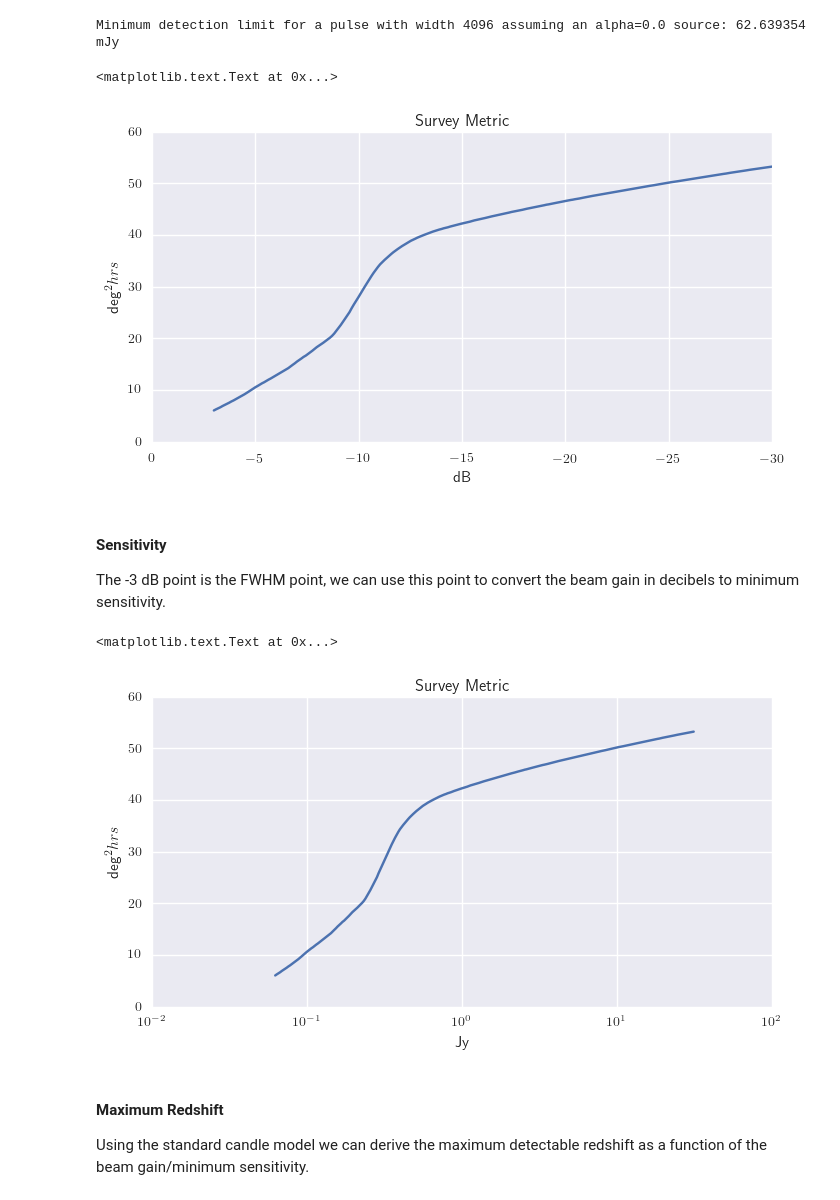
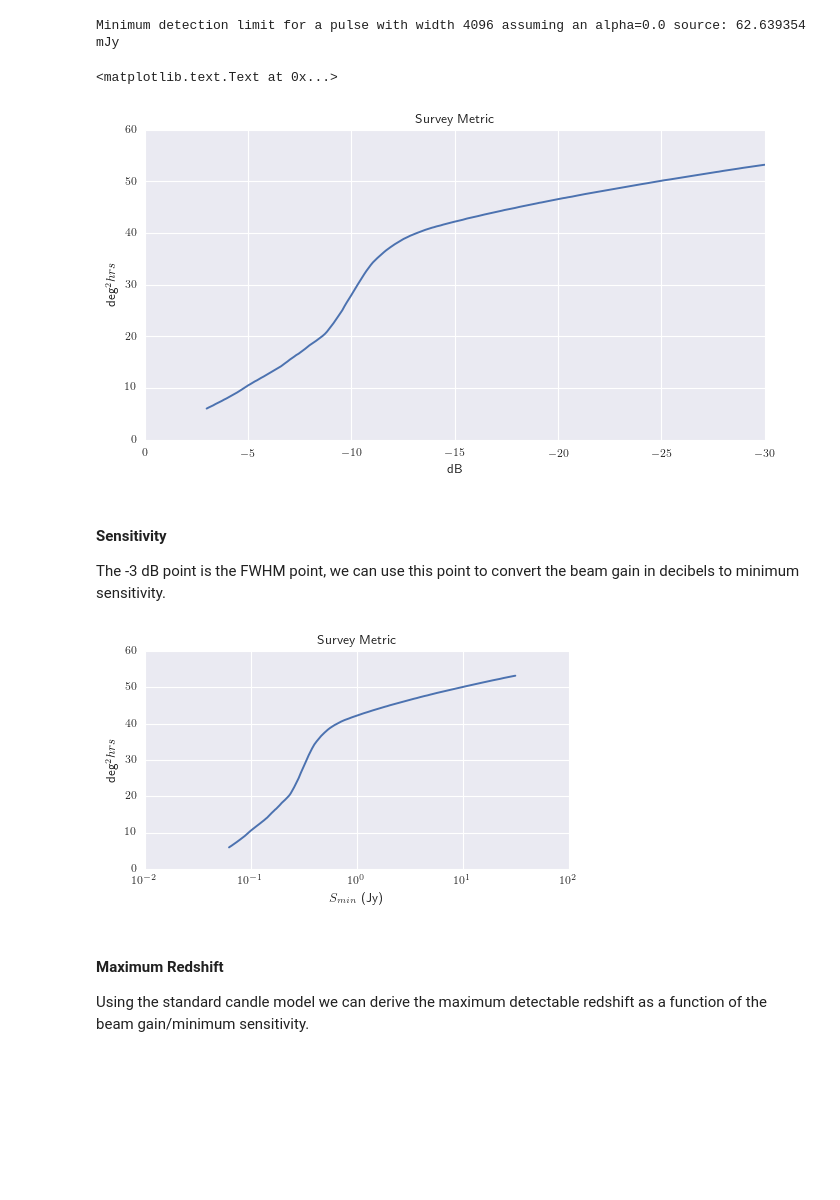
Before and after one commit to griffinfoster/alfaburst-initial-survey, a Jupyter notebook: notebooks/ALFABURST_Derived_FRB_Rates.ipynb, the cells around one changed output. Saved outputs shown, nothing was run; the diff lists cells and outputs as text; code cells hidden in the pictures; blank space fills up the shorter version.

```diff
--- a/notebooks/ALFABURST_Derived_FRB_Rates.ipynb
+++ b/notebooks/ALFABURST_Derived_FRB_Rates.ipynb
@@ -13,7 +13,7 @@ rc('text', usetex=True)
 plt.rcParams['figure.figsize'] = (10, 8)
 # %%
 sns.set()
-sns.set_context("notebook")
+sns.set_context("paper")
 # %% [markdown]
 ## Preamble
 # %% [markdown]
@@ -203,6 +205,8 @@ def calcSpeak(LModel, z, alpha, fObsMin, fObsMax, fLumMin=1e7, fLumMax=1e10):
 
     return sPeak / 1e-19
 # %%
+fig = plt.figure(figsize=(5, 4)) # width, height
+
 zArr = np.linspace(zMin, zMax, 1024)
 sPeakArr = np.zeros((len(alphas), len(zArr)))
 
@@ -221,7 +225,7 @@ for smid, sMinVal in enumerate(sMin):
     pwVal = pulseWidth[smid]
     plt.axhline(y=sMinVal, xmin=0.0, xmax=1.0, color=next(colors), linestyle="--", alpha=0.7, \
                 #label='$S_{min}=$ %1.1f mJy (%.0f ms)'%(sMinVal*1000., pwVal/1000.))
-                label='$S_{min}=$ %1.1f mJy (%.0f us)'%(sMinVal*1000., pwVal))
+                label='$S_{min}=$ %1.1f mJy (%.0f $\mu$s)'%(sMinVal*1000., pwVal))
     for aid, alpha in enumerate(alphas):
         idx = np.argmin(np.abs(sPeakArr[aid] - sMinVal)) # array index of nearest sMin/alpha flux density crossing
         #print alpha, sMinVal, idx, zArr[idx]
@@ -234,6 +238,9 @@ plt.xlim(zMin, zMax)
 plt.xlabel('z')
 plt.ylabel('Peak Flux Density (Jy)')
 plt.title('Redshift-SEFD Detection Relationship')
+plt.tight_layout()
+
+plt.savefig('fwhm_sefd_z_relation.pdf')
 # %% [output]
 Smin: 250.557414 mJy     Alpha: -2.000000        zMax: 1.196729
 Smin: 250.557414 mJy     Alpha: -1.100000        zMax: 1.306033
@@ -625,7 +631,7 @@ plt.ylabel('deg^2 hrs')
 plt.title('Survey Metric')
 # %% [output]
 <matplotlib.text.Text at 0x...>
-[figure, old version]
+[figure, new version]
 # %% [markdown]
 #### Sensitivity
 
@@ -633,15 +639,17 @@ The -3 dB point is the FWHM point, we can use this point to convert the beam gai
 # %%
 beamSmin = 1./(10.**(sensLevel/10.)) * 0.5 * fwhmSMin # 3 dB is at the 1/2 power point
 
 sns.set_style("darkgrid")
-fig = plt.figure(figsize=(8, 4)) # width, height
+fig = plt.figure(figsize=(5, 3)) # width, height
 plt.semilogx(beamSmin, surveyMetric)
-plt.xlabel('Jy')
+plt.xlabel('$S_{min}$ (Jy)')
 plt.ylabel('deg^2 hrs')
 plt.title('Survey Metric')
+plt.tight_layout()
+
+plt.savefig('full_survey_metric_sense.pdf')
 # %% [output]
-<matplotlib.text.Text at 0x...>
-[figure, old version]
+[figure, new version]
 # %% [markdown]
 #### Maximum Redshift
 
```
Also changed, not shown: parts of 13 cells of this notebook, 8 other files.
